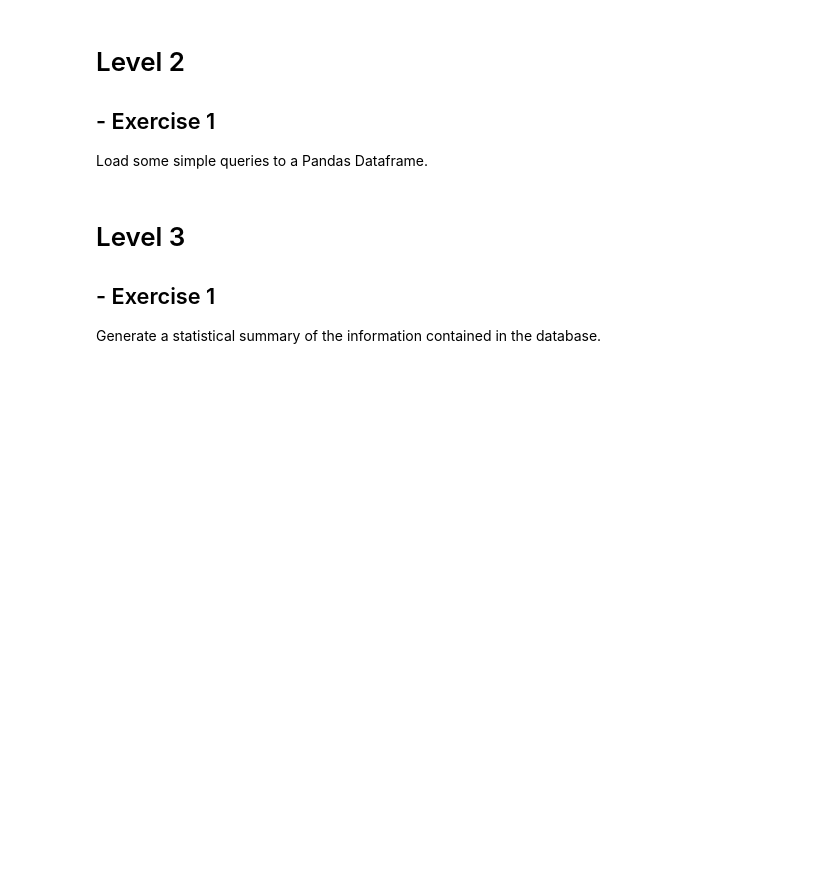
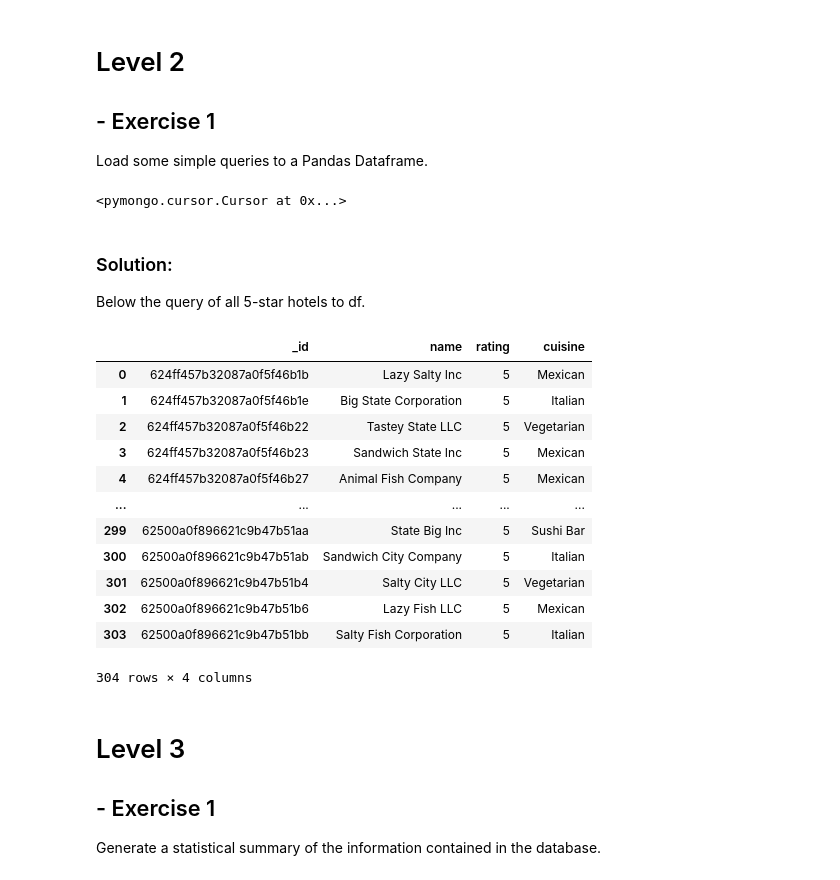
Before and after one commit to Javier-Alfonso-DS/S14_T01_NoSQL_Databases, a Jupyter notebook: S14_T01_NoSQL_Databases.ipynb, the cells around one changed output. Drawn from its saved outputs; the diff is of its cells as text; code cells hidden in the pictures; blank space fills up the shorter version.

```diff
--- a/S14_T01_NoSQL_Databases.ipynb
+++ b/S14_T01_NoSQL_Databases.ipynb
@@ -123,6 +125,37 @@ print(fivestar)
 # Level 2
 ## - Exercise 1
 Load some simple queries to a Pandas Dataframe.
+# %%
+fivestarcursor = db.reviews.find({'rating': 5})
+fivestarcursor
+# %% [output]
+<pymongo.cursor.Cursor at 0x...>
+# %%
+fivestarlist = []
+for row in fivestarcursor:
+  fivestarlist.append(row)
+# %% [markdown]
+### Solution:
+
+Below the query of all 5-star hotels to df.
+# %%
+import pandas as pd
+fivestar_df = pd.DataFrame(fivestarlist)
+fivestar_df
+# %% [output]
+|  | _id | name | rating | cuisine |
+| 0 | 624ff457b32087a0f5f46b1b | Lazy Salty Inc | 5 | Mexican |
+| 1 | 624ff457b32087a0f5f46b1e | Big State Corporation | 5 | Italian |
+| 2 | 624ff457b32087a0f5f46b22 | Tastey State LLC | 5 | Vegetarian |
+| 3 | 624ff457b32087a0f5f46b23 | Sandwich State Inc | 5 | Mexican |
+| 4 | 624ff457b32087a0f5f46b27 | Animal Fish Company | 5 | Mexican |
+| ... | ... | ... | ... | ... |
+| 299 | 62500a0f896621c9b47b51aa | State Big Inc | 5 | Sushi Bar |
+| 300 | 62500a0f896621c9b47b51ab | Sandwich City Company | 5 | Italian |
+| 301 | 62500a0f896621c9b47b51b4 | Salty City LLC | 5 | Vegetarian |
+| 302 | 62500a0f896621c9b47b51b6 | Lazy Fish LLC | 5 | Mexican |
+| 303 | 62500a0f896621c9b47b51bb | Salty Fish Corporation | 5 | Italian |
+304 rows × 4 columns
 # %% [markdown]
 
 # Level 3
```
Also changed, not shown: parts of 9 cells of this notebook, 1 other file.
